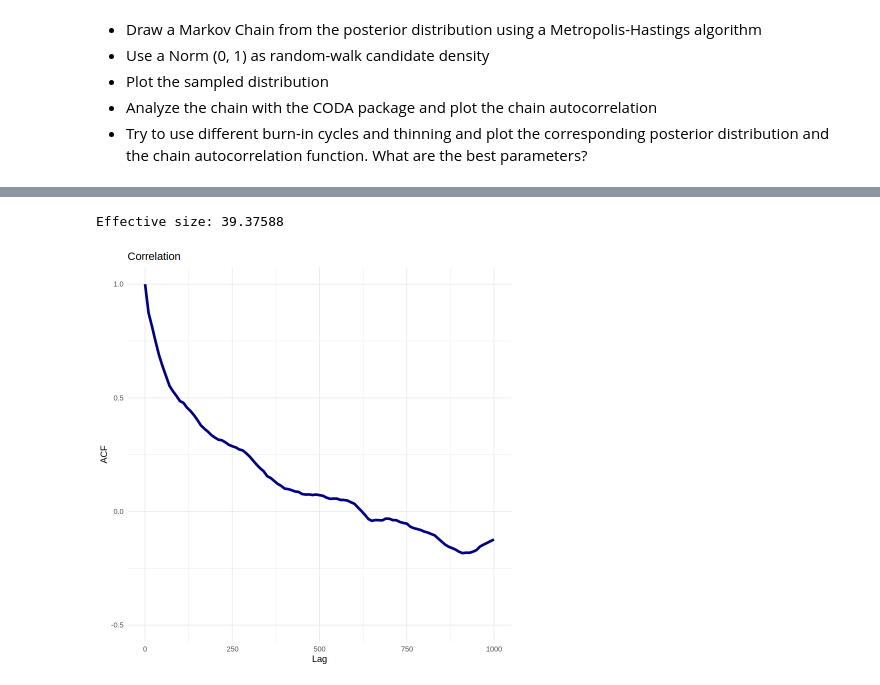
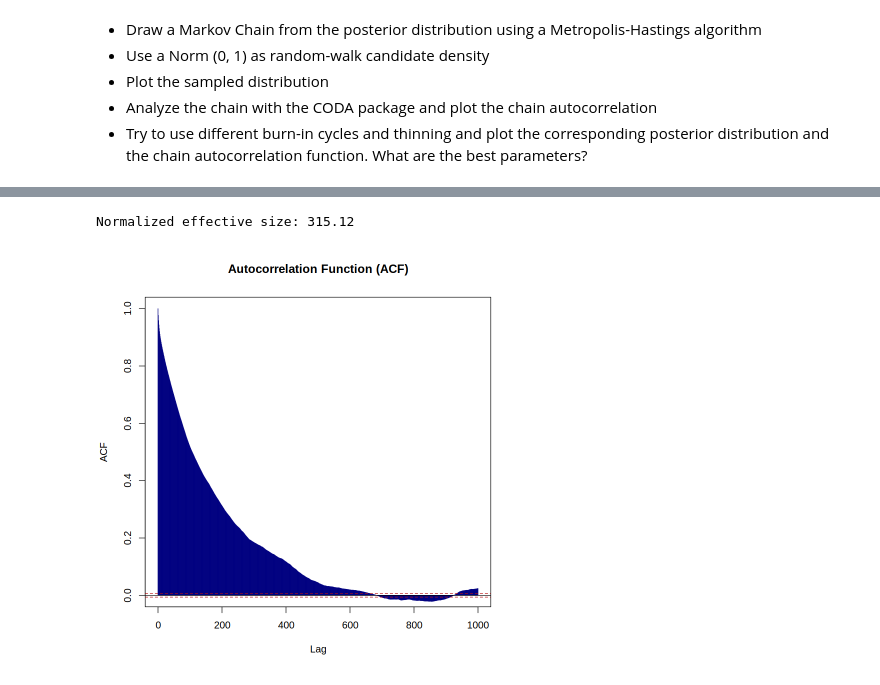
Before and after one commit to Kallo27/Advanced_statistics, a Jupyter notebook: Lab05/CalandraBuonaura_LorenzoRlab05.ipynb, the cells around one changed output, grey strips where cells are left out. Saved outputs shown, nothing was run; the diff lists cells and outputs as text; code cells hidden in the pictures.

```diff
--- a/Lab05/CalandraBuonaura_LorenzoRlab05.ipynb
+++ b/Lab05/CalandraBuonaura_LorenzoRlab05.ipynb
@@ -95,18 +115,10 @@ Warning message:
-# %%
-chain_1 <- as.mcmc(out$value)
-lags <- seq(0, 1000, 10)
-ACF <- autocorr(chain_1, lags = lags) # nolinter
-
-ggplot(data = data.frame(lags, ACF), aes(x = lags, y = ACF)) +
-  geom_line(color = "navy", linewidth = 1.5) +
-  labs(title = "Correlation",
-       x = "Lag",
-       y = "ACF") +
-  ylim(-0.5, 1) +
-  theme_minimal()
-
-cat("Effective size:", effectiveSize(chain_1))
-# %% [output]
-Effective size: 39.37588
-[figure, removed]
+# %%
+chain <- as.mcmc(out$value)
+acf(chain, lag.max = 1000, main = "Autocorrelation Function (ACF)",
+    ylim = c(0, 1), col = "navy", ci.col = "#b71111")
+
+cat("Normalized effective size:", effectiveSize(chain))
+# %% [output]
+Normalized effective size: 315.12
+[figure, added]
 # %%
```
Also changed, not shown: parts of 18 cells of this notebook.
